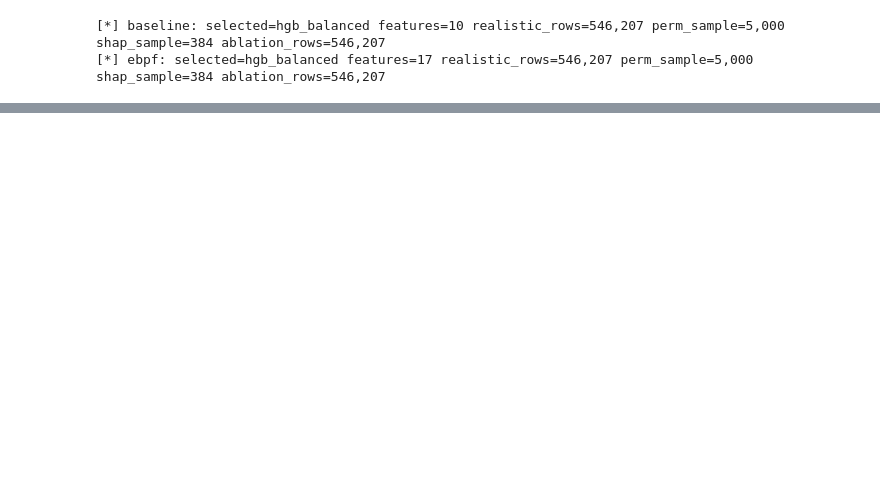
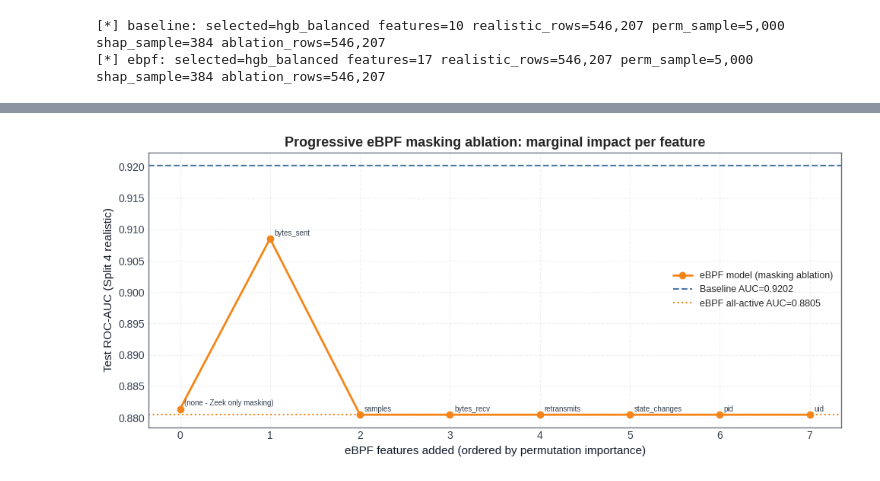
Before and after one commit to merinnnn/ebpf-net-sentinel, a Jupyter notebook: ml/notebooks/02_feature_importance.ipynb, the cells around one changed output, grey strips where cells are left out. Drawn from its saved outputs; the diff is of its cells as text; code cells hidden in the pictures; blank space fills up the shorter version.

Commit message:
feat: progressive ablation

```diff
--- a/ml/notebooks/02_feature_importance.ipynb
+++ b/ml/notebooks/02_feature_importance.ipynb
@@ -460,0 +558,80 @@ else:
+# %%
+from sklearn.metrics import roc_auc_score
+
+if IMP_EBPF is not None and not IMP_EBPF.empty:
+    pack_e = PACKS['ebpf']
+    model_e = pack_e['model']
+    d_e = DATA['ebpf']
+
+    # Full test set (reuse ablation sample for speed)
+    X_full = d_e['Xablate'].copy()
+    y_full = d_e['yablate']
+
+    all_feats  = d_e['features']
+    ebpf_feats = [f for f in all_feats if any(h in f.lower()
+                  for h in ('ebpf','bpf','pid','uid','comm','exe'))]
+    # Order by permutation importance descending
+    imp_order  = IMP_EBPF.set_index('feature')['importance_mean']
+    ebpf_ordered = sorted(ebpf_feats,
+                          key=lambda f: -imp_order.get(f, 0.0))
+
+    # Baseline: all eBPF cols zeroed
+    abl_rows = []
+    X_abl = X_full.copy()
+    for col in ebpf_feats:
+        if col in X_abl.columns:
+            X_abl[col] = 0.0
+    score_base = model_e.predict_proba(X_abl)[:, 1]
+    abl_rows.append({'step': 0, 'feature_added': '(none - Zeek only masking)',
+                     'test_auc': roc_auc_score(y_full, score_base), 'n_ebpf_active': 0})
+
+    X_abl = X_full.copy()
+    for col in ebpf_feats:
+        if col in X_abl.columns:
+            X_abl[col] = 0.0
+
+    for step, feat in enumerate(ebpf_ordered, start=1):
+        if feat in X_abl.columns:
+            X_abl[feat] = X_full[feat]  # restore this feature
+        score = model_e.predict_proba(X_abl)[:, 1]
+        auc_val = roc_auc_score(y_full, score)
+        abl_rows.append({'step': step, 'feature_added': feat,
+                         'test_auc': auc_val, 'n_ebpf_active': step})
+        print(f'  Step {step:2d}: +{feat:<30s}  AUC={auc_val:.4f}')
+
+    abl_df = pd.DataFrame(abl_rows)
+
+    # Baseline (all features active) for reference
+    score_all = model_e.predict_proba(X_full)[:, 1]
+    auc_all   = roc_auc_score(y_full, score_all)
+    baseline_auc_zeek = float(pack_e['f1_reference_test_metrics'].get('roc_auc',
+                              PACKS['baseline'].get('f1_reference_test_metrics', {}).get('roc_auc', float('nan'))))
+    print(f'\n  All eBPF features active: AUC={auc_all:.4f}')
+    print(f'  Zeek-only model (headline): AUCapprox 0.9202')
+
+    fig, ax = plt.subplots(figsize=(10, 4.5))
+    ax.plot(abl_df['step'], abl_df['test_auc'], marker='o', color=EBPF_COLOR,
+            linewidth=2, markersize=6, label='eBPF model (masking ablation)')
+    ax.axhline(0.9202, color=BASELINE_COLOR, linestyle='--', linewidth=1.5,
+               label='Baseline AUC=0.9202')
+    ax.axhline(auc_all, color=EBPF_COLOR, linestyle=':', linewidth=1.5,
+               label=f'eBPF all-active AUC={auc_all:.4f}')
+    for i, row in abl_df.iterrows():
+        ax.annotate(row['feature_added'].replace('ebpf_', ''),
+                    (row['step'], row['test_auc']),
+                    xytext=(4, 3), textcoords='offset points', fontsize=7, color='#374151')
+    ax.set_xlabel('eBPF features added (ordered by permutation importance)')
+    ax.set_ylabel('Test ROC-AUC (Split 4 realistic)')
+    ax.set_title('Progressive eBPF masking ablation: marginal impact per feature')
+    ax.legend(fontsize=9)
+    plt.tight_layout()
+    abl_fig = FI_DIR / 'progressive_ebpf_ablation.png'
+    fig.savefig(abl_fig, dpi=180, bbox_inches='tight')
+    plt.show()
+
+    abl_df.to_csv(FI_DIR / 'progressive_ebpf_ablation.csv', index=False)
+    print(f'[+] Saved: {abl_fig}')
+    print(f'[+] Saved: {FI_DIR}/progressive_ebpf_ablation.csv')
+else:
+    print('[!] IMP_EBPF not available, run permutation importance cells first.')
+# %% [output]
@@ -460,0 +648 @@ else:
+[figure, added]
```
Also changed, not shown: parts of 22 cells of this notebook.
